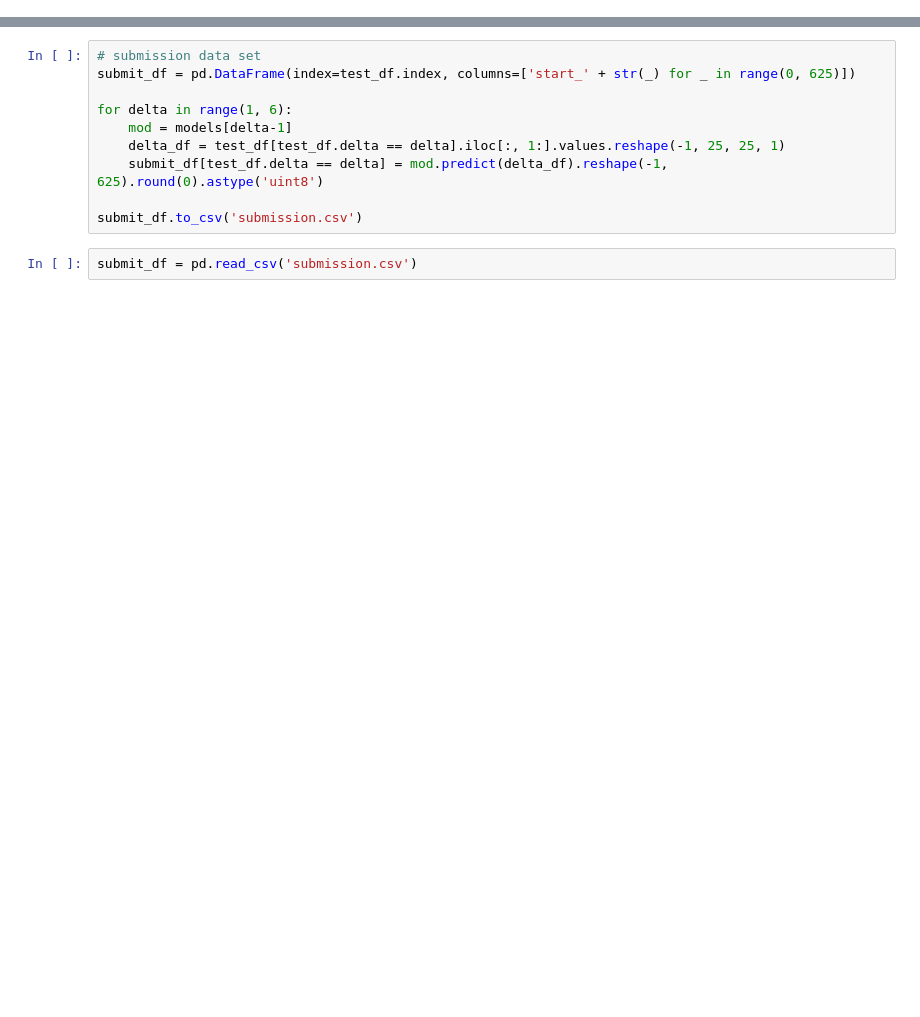
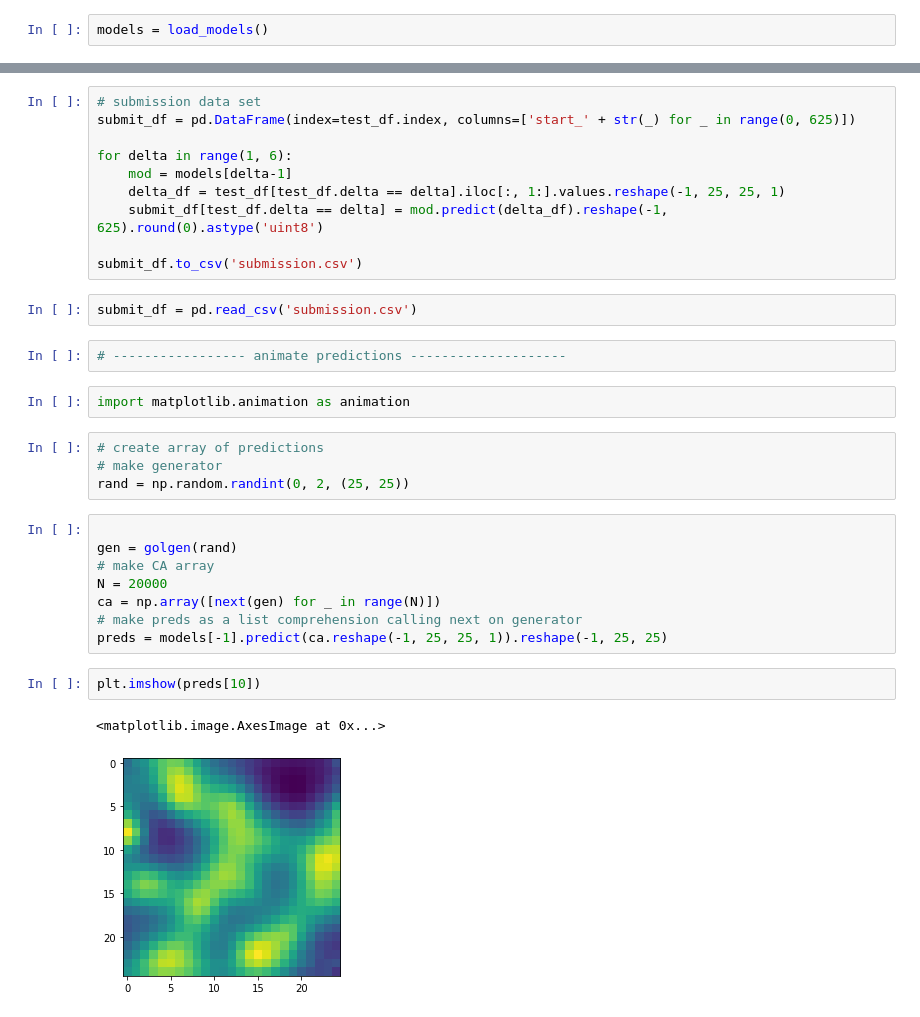
Before and after one commit to Brandon-Spicer/kaggleRGOL, a Jupyter notebook: rgol_test.ipynb, the cells around one changed output, grey strips where cells are left out. Saved outputs shown, nothing was run; the diff lists cells and outputs as text; blank space fills up the shorter version.

Commit message:
animate predictions

```diff
--- a/rgol_test.ipynb
+++ b/rgol_test.ipynb
@@ -179,3 +151,5 @@ INFO:tensorflow:Assets written to: model4/assets
+# %%
+models = load_models()
 # %%
 # test model with images
 # %%
@@ -223,3 +197,24 @@ for delta in range(1, 6):
 submit_df.to_csv('submission.csv')
 # %%
 submit_df = pd.read_csv('submission.csv')
+# %%
+# ----------------- animate predictions --------------------
+# %%
+import matplotlib.animation as animation
+# %%
+# create array of predictions
+# make generator
+rand = np.random.randint(0, 2, (25, 25))
+# %%
+
+gen = golgen(rand)
+# make CA array
+N = 20000
+ca = np.array([next(gen) for _ in range(N)])
+# make preds as a list comprehension calling next on generator
+preds = models[-1].predict(ca.reshape(-1, 25, 25, 1)).reshape(-1, 25, 25)
+# %%
+plt.imshow(preds[10])
+# %% [output]
+<matplotlib.image.AxesImage at 0x...>
+[figure, added]
```
Also changed, not shown: parts of 8 cells of this notebook.
